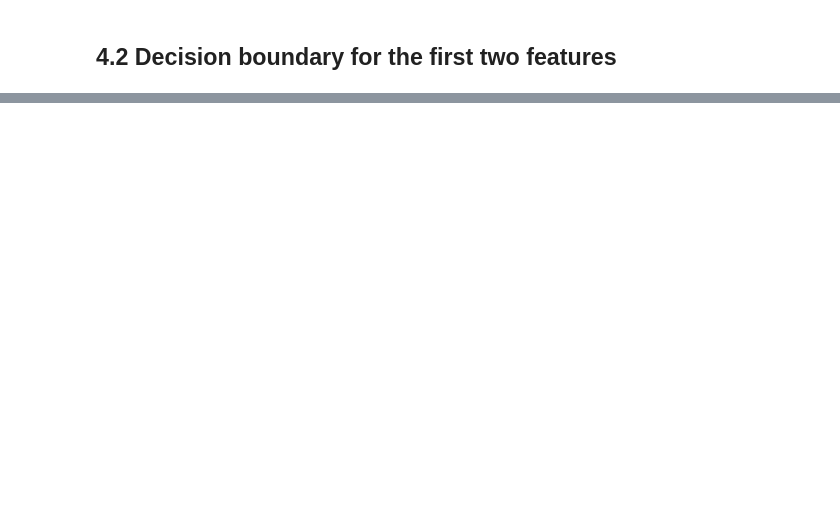
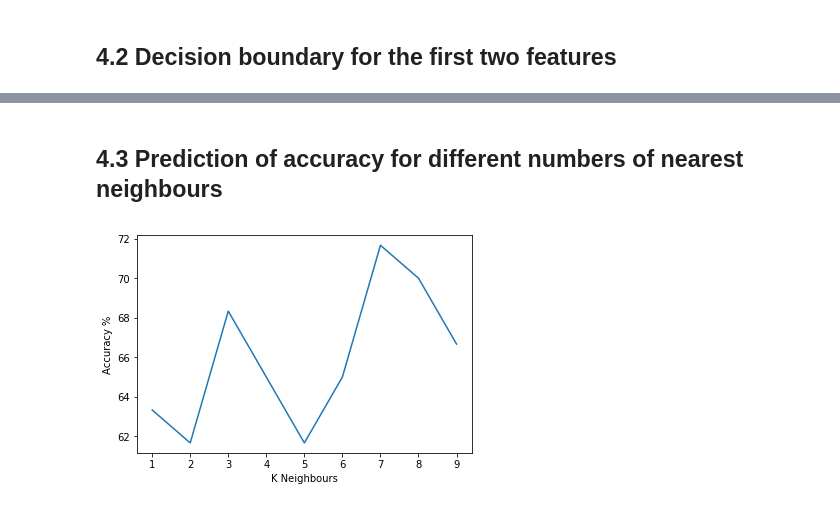
Before and after one commit to ARUN-PRAKASH-95/TMS-3rd_Sem_Programs, a Jupyter notebook: Machine Learning/K_nearest neighbour.ipynb, the cells around one changed output, grey strips where cells are left out. Saved outputs shown, nothing was run; the diff lists cells and outputs as text; code cells hidden in the pictures; blank space fills up the shorter version.

Commit message:
Accuracy added

```diff
--- a/Machine Learning/K_nearest neighbour.ipynb
+++ b/Machine Learning/K_nearest neighbour.ipynb
@@ -263,0 +276,29 @@ TypeError: Illegal arguments to pcolormesh; see help(pcolormesh)
+# %% [markdown]
+## 4.3 Prediction of accuracy for different numbers of nearest neighbours
+# %%
+
+
+neighbours = np.arange(1,10,1)
+accuracy_values=np.array([])
+for i in neighbours:
+    test_data_learner = KNN(k_neighbours=i)
+    test_data_learner.fit(X_train,y_train)
+    test_flower = test_data_learner.predict(X_test)
+
+
+    def accuracy_counter(predicted,known):
+        accu = 0
+        for i,j in zip(predicted,known):
+            if i==j:
+                accu = accu + 1
+        return accu
+
+    accurate_values = accuracy_counter(test_flower,y_test)
+    accuracy = (accurate_values/test_size)*100
+    accuracy_values = np.append(accuracy_values,accuracy)
+
+fig,ax = plt.subplots()
+ax.plot(neighbours,accuracy_values)
+ax.set(xlabel='K Neighbours',ylabel='Accuracy %');
+# %% [output]
+[figure, added]
```
Also changed, not shown: parts of 6 cells of this notebook.
